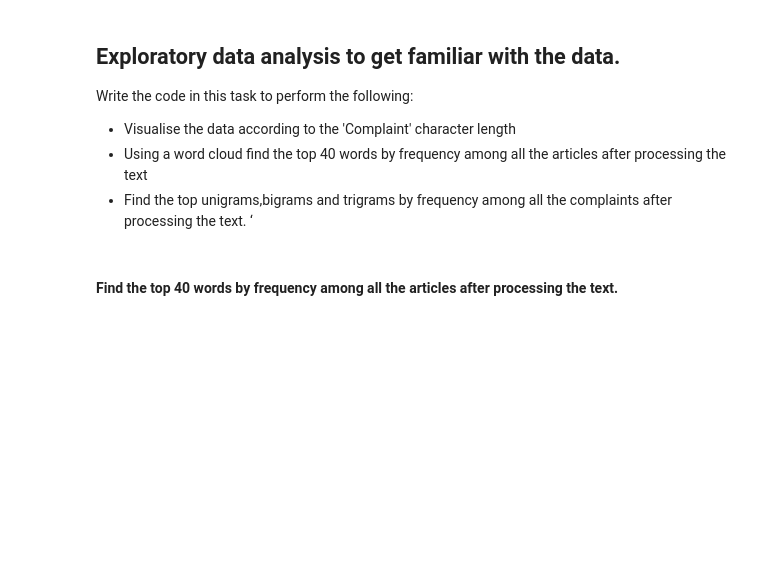
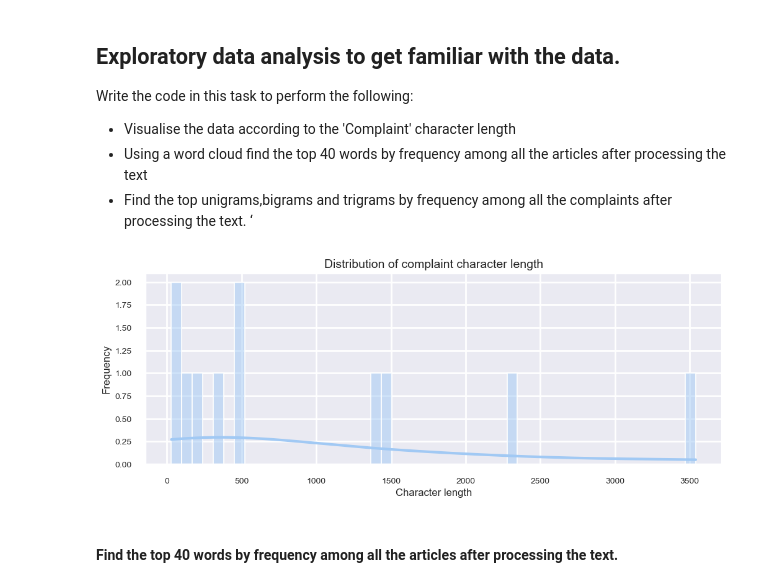
Before and after one commit to uvarajthulasiram/NLP-AutomaticTicketClassification, a Jupyter notebook: Automatic_Ticket_Classification_Assignment.ipynb, the cells around one changed output. Saved outputs shown, nothing was run; the diff lists cells and outputs as text; code cells hidden in the pictures; blank space fills up the shorter version.

Commit message:
Created a graph for char length and plotted word cloud.

```diff
--- a/Automatic_Ticket_Classification_Assignment.ipynb
+++ b/Automatic_Ticket_Classification_Assignment.ipynb
@@ -56,6 +56,20 @@ import plotly.express as px
 
 from sklearn.feature_extraction.text import CountVectorizer, TfidfVectorizer
 from pprint import pprint
+# %%
+# Ensure pandas displays full content
+pd.set_option('display.max_colwidth', None)
+pd.set_option('display.expand_frame_repr', False)
+
+# Set themes, styles and color palette for seaborn charts
+sns.set_theme(style='darkgrid', context='poster')
+sns.set_palette(palette='pastel', n_colors=10)
+
+plt.rcParams["figure.figsize"] = (12, 4)
+plt.rcParams["axes.titlesize"] = 14
+plt.rcParams["axes.labelsize"] = 12
+plt.rcParams["xtick.labelsize"] = 10
+plt.rcParams["ytick.labelsize"] = 10
 # %% [markdown]
 ## Loading the data
 
@@ -270,6 +284,15 @@ Write the code in this task to perform the following:
 *   Find the top unigrams,bigrams and trigrams by frequency among all the complaints after processing the text. ‘
 # %%
 # Write your code here to visualise the data according to the 'Complaint' character length
+df_clean['complaint_length'] = df_clean['complaint'].str.len()
+
+sns.histplot(df_clean['complaint_length'], bins=50, kde=True)
+plt.title('Distribution of complaint character length')
+plt.xlabel('Character length')
+plt.ylabel('Frequency')
+plt.show()
+# %% [output]
+[figure, added]
 # %% [markdown]
 #### Find the top 40 words by frequency among all the articles after processing the text.
 # %%
```
Also changed, not shown: parts of 3 cells of this notebook.
